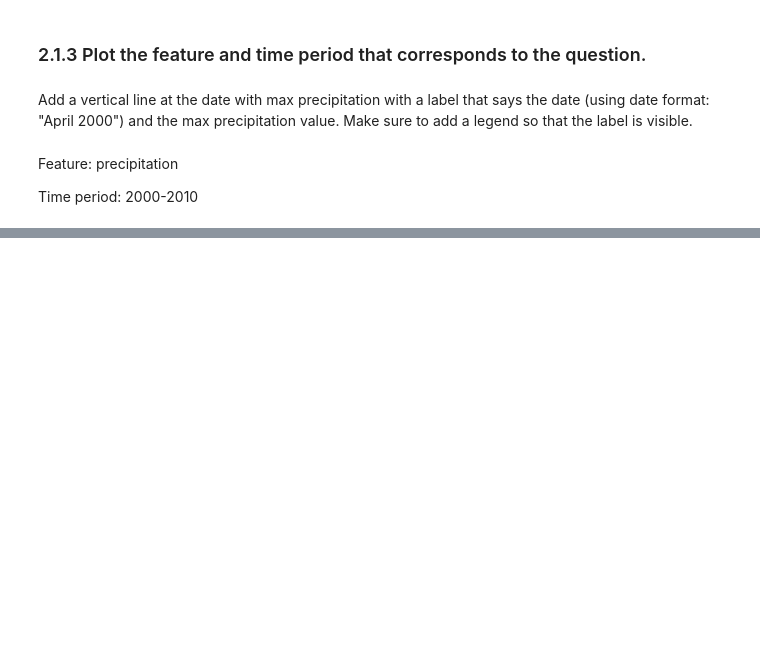
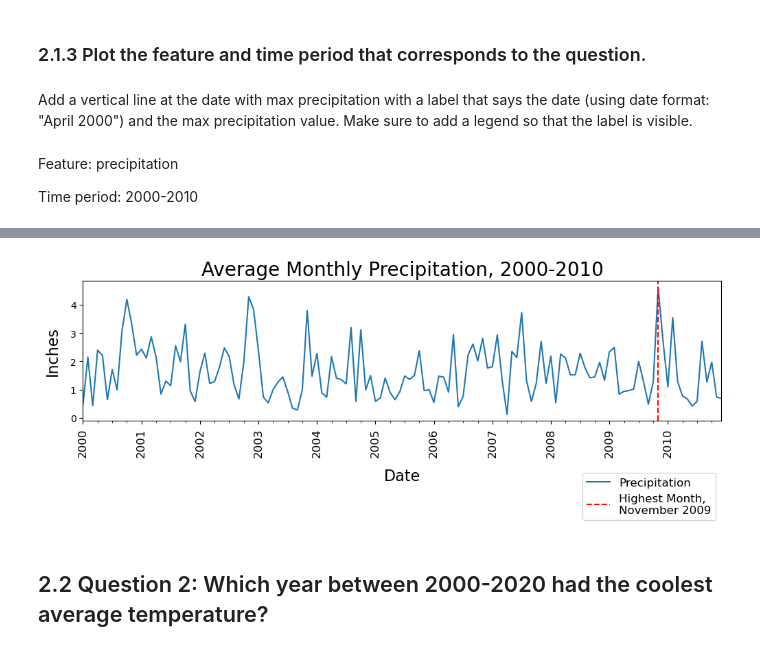
Before and after one commit to kellianneyang/time-series-analysis, a Jupyter notebook: Resampling Datetime Data.ipynb, the cells around one changed output, grey strips where cells are left out. Drawn from its saved outputs; the diff is of its cells as text; code cells hidden in the pictures; blank space fills up the shorter version.

Commit message:
finished visualizations

```diff
--- a/Resampling Datetime Data.ipynb
+++ b/Resampling Datetime Data.ipynb
@@ -355,0 +334,66 @@ ts.plot(ax = ax);
+# %%
+# set subplots figsize
+fig, ax = plt.subplots(figsize = (12, 3))
+
+# cusomize major x-axis ticks
+# one tick every year
+major_ticks_loc = mdates.YearLocator(1)
+# 4-digit-year labels
+major_ticks_format = mdates.DateFormatter('%Y')
+# set locator and formatter
+ax.xaxis.set_major_locator(major_ticks_loc)
+ax.xaxis.set_major_formatter(major_ticks_format)
+
+# customize minor x-axis ticks
+# one tick every 3 months
+minor_ticks_loc = mdates.MonthLocator(interval = 3)
+# no minor tick labels
+# set locator (no formatter)
+ax.xaxis.set_minor_locator(minor_ticks_loc)
+
+# plot
+ts.plot(ax = ax)
+
+# rotate major tick labels on x-axis 90 degrees
+fig.autofmt_xdate(which = 'major',
+                 rotation = 90)
+
+# set title and axis labels
+ax.set_title('Average Monthly Precipitation, 2000-2010',
+            fontsize = 20)
+ax.set_ylabel('Inches',
+             fontsize = 16,
+             labelpad = 10)
+ax.set_xlabel('Date',
+             fontsize = 16,
+             labelpad = 12)
+
+# make year labels on major ticks on x-axis centered
+for label in ax.xaxis.get_majorticklabels():
+    label.set_horizontalalignment('center')
+
+# set fontsize for major x-axis ticks
+ax.tick_params(axis = 'x',
+              which = 'major',
+              labelsize = 12)
+
+# add vertical line at max_precip_date
+ax.axvline(x = max_precip_date,
+          color = 'r',
+          linestyle = '--',
+          label = f'Highest Month,\n{max_precip_date:%B %Y}')
+
+# capitalize words in legend
+handles, labels = ax.get_legend_handles_labels()
+labels = [label.title() for label in labels]
+
+# add legend
+ax.legend(handles,
+          labels,
+          loc = 'lower right',
+          bbox_to_anchor = (1.0, -0.75),
+          prop = {'size': 12});
+# %% [output]
+[figure, added]
+# %% [markdown]
+## 2.2 Question 2: Which year between 2000-2020 had the coolest average temperature?
```
Also changed, not shown: parts of 15 cells of this notebook, 1 other file.
